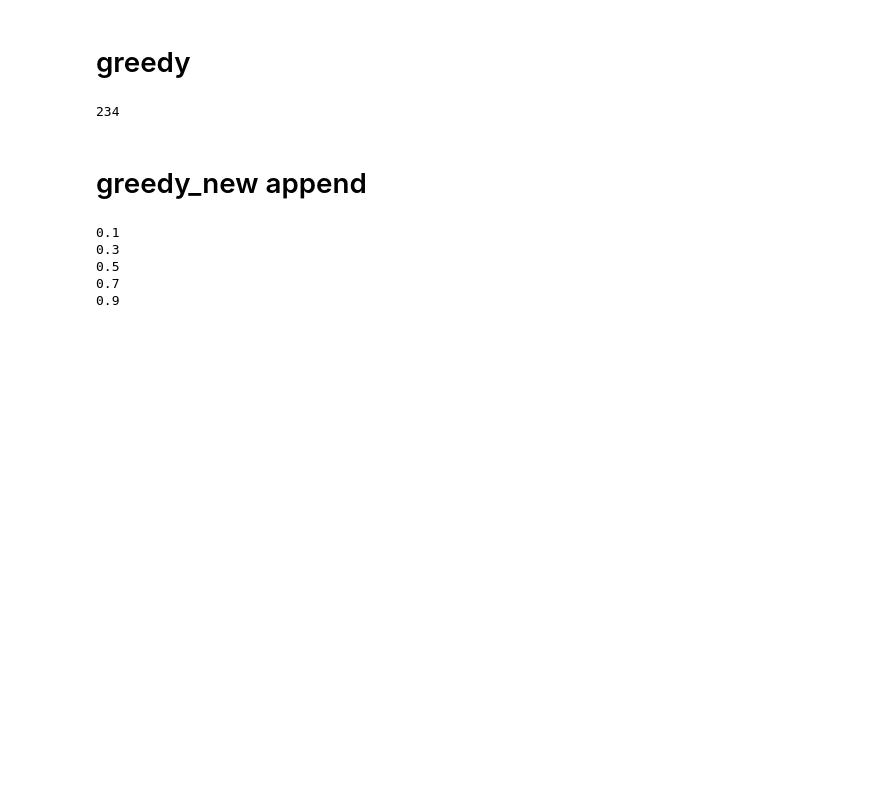
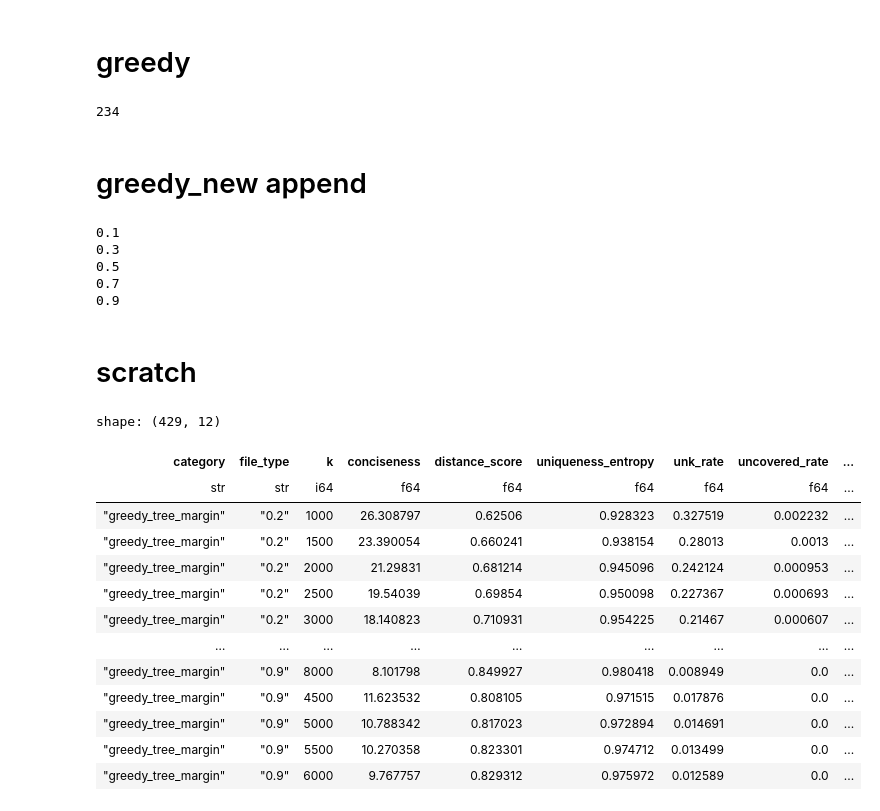
Before and after one commit to yy-suisse/greedy_tree_tokenizer, a Jupyter notebook: 4.eval_metrics.ipynb, the cells around one changed output. Drawn from its saved outputs; the diff is of its cells as text; code cells hidden in the pictures; blank space fills up the shorter version.

```diff
--- a/4.eval_metrics.ipynb
+++ b/4.eval_metrics.ipynb
@@ -216,3 +216,22 @@ df_result = pl.read_parquet(config.Results().perf_greedy_tree_path)
 df_result_all = pl.concat([df_result, results_df_to_append])
 # %%
 df_result_all.write_parquet(config.Results().perf_greedy_tree_path_all)
+# %% [markdown]
+# scratch
+# %%
+pl.read_parquet(config.Results().perf_greedy_tree_path_all)
+# %% [output]
+shape: (429, 12)
+| category | file_type | k | conciseness | distance_score | uniqueness_entropy | unk_rate | uncovered_rate | ... |
+| str | str | i64 | f64 | f64 | f64 | f64 | f64 | ... |
+| "greedy_tree_margin" | "0.2" | 1000 | 26.308797 | 0.62506 | 0.928323 | 0.327519 | 0.002232 | ... |
+| "greedy_tree_margin" | "0.2" | 1500 | 23.390054 | 0.660241 | 0.938154 | 0.28013 | 0.0013 | ... |
+| "greedy_tree_margin" | "0.2" | 2000 | 21.29831 | 0.681214 | 0.945096 | 0.242124 | 0.000953 | ... |
+| "greedy_tree_margin" | "0.2" | 2500 | 19.54039 | 0.69854 | 0.950098 | 0.227367 | 0.000693 | ... |
+| "greedy_tree_margin" | "0.2" | 3000 | 18.140823 | 0.710931 | 0.954225 | 0.21467 | 0.000607 | ... |
+| … | … | … | … | … | … | … | … | ... |
+| "greedy_tree_margin" | "0.9" | 8000 | 8.101798 | 0.849927 | 0.980418 | 0.008949 | 0.0 | ... |
+| "greedy_tree_margin" | "0.9" | 4500 | 11.623532 | 0.808105 | 0.971515 | 0.017876 | 0.0 | ... |
+| "greedy_tree_margin" | "0.9" | 5000 | 10.788342 | 0.817023 | 0.972894 | 0.014691 | 0.0 | ... |
+| "greedy_tree_margin" | "0.9" | 5500 | 10.270358 | 0.823301 | 0.974712 | 0.013499 | 0.0 | ... |
+| "greedy_tree_margin" | "0.9" | 6000 | 9.767757 | 0.829312 | 0.975972 | 0.012589 | 0.0 | ... |
```
Also changed, not shown: 9 other files.
